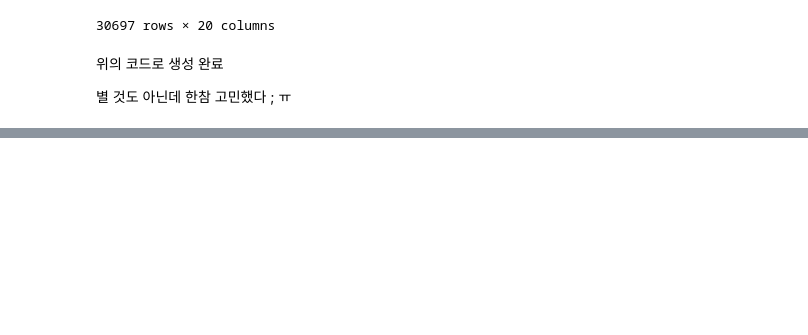
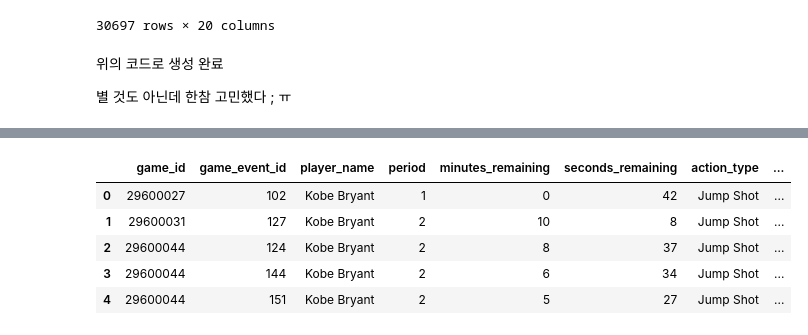
Before and after one commit to suzzini/-AIBootcamp-, a Jupyter notebook: 기존_feature로_새로운_feature_생성.ipynb, the cells around one changed output, grey strips where cells are left out. Cells and saved outputs as stored; diff of their text form; code cells hidden in the pictures; blank space fills up the shorter version.

```diff
--- a/기존_feature로_새로운_feature_생성.ipynb
+++ b/기존_feature로_새로운_feature_생성.ipynb
@@ -72,0 +81,9 @@ See the caveats in the documentation: https://pandas.pydata.org/pandas-docs/stab
+# %%
+df.head()
+# %% [output]
+|  | game_id | game_event_id | player_name | period | minutes_remaining | seconds_remaining | action_type | ... |
+| 0 | 29600027 | 102 | Kobe Bryant | 1 | 0 | 42 | Jump Shot | ... |
+| 1 | 29600031 | 127 | Kobe Bryant | 2 | 10 | 8 | Jump Shot | ... |
+| 2 | 29600044 | 124 | Kobe Bryant | 2 | 8 | 37 | Jump Shot | ... |
+| 3 | 29600044 | 144 | Kobe Bryant | 2 | 6 | 34 | Jump Shot | ... |
+| 4 | 29600044 | 151 | Kobe Bryant | 2 | 5 | 27 | Jump Shot | ... |
```
Also changed, not shown: parts of 5 cells of this notebook.
